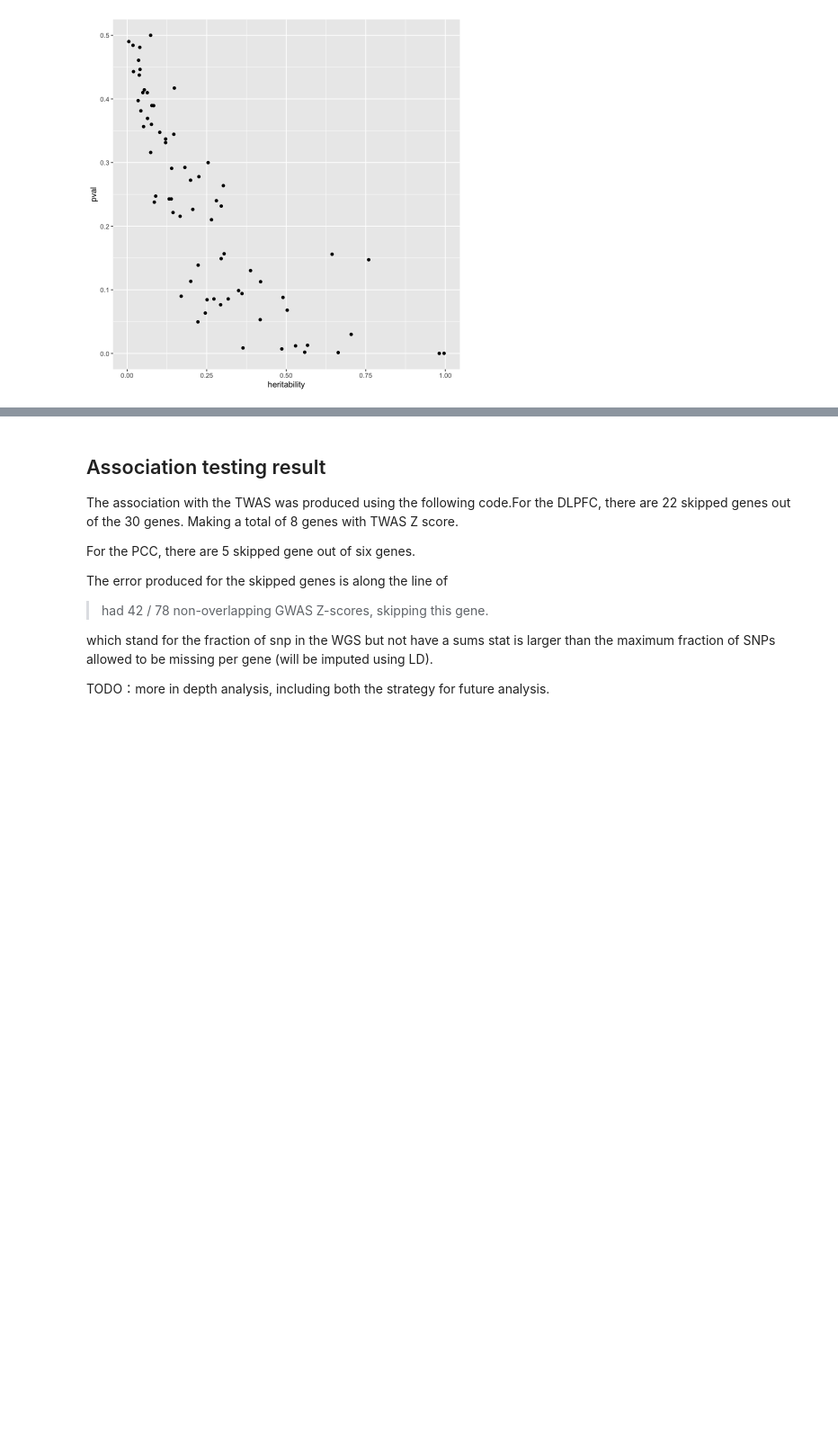
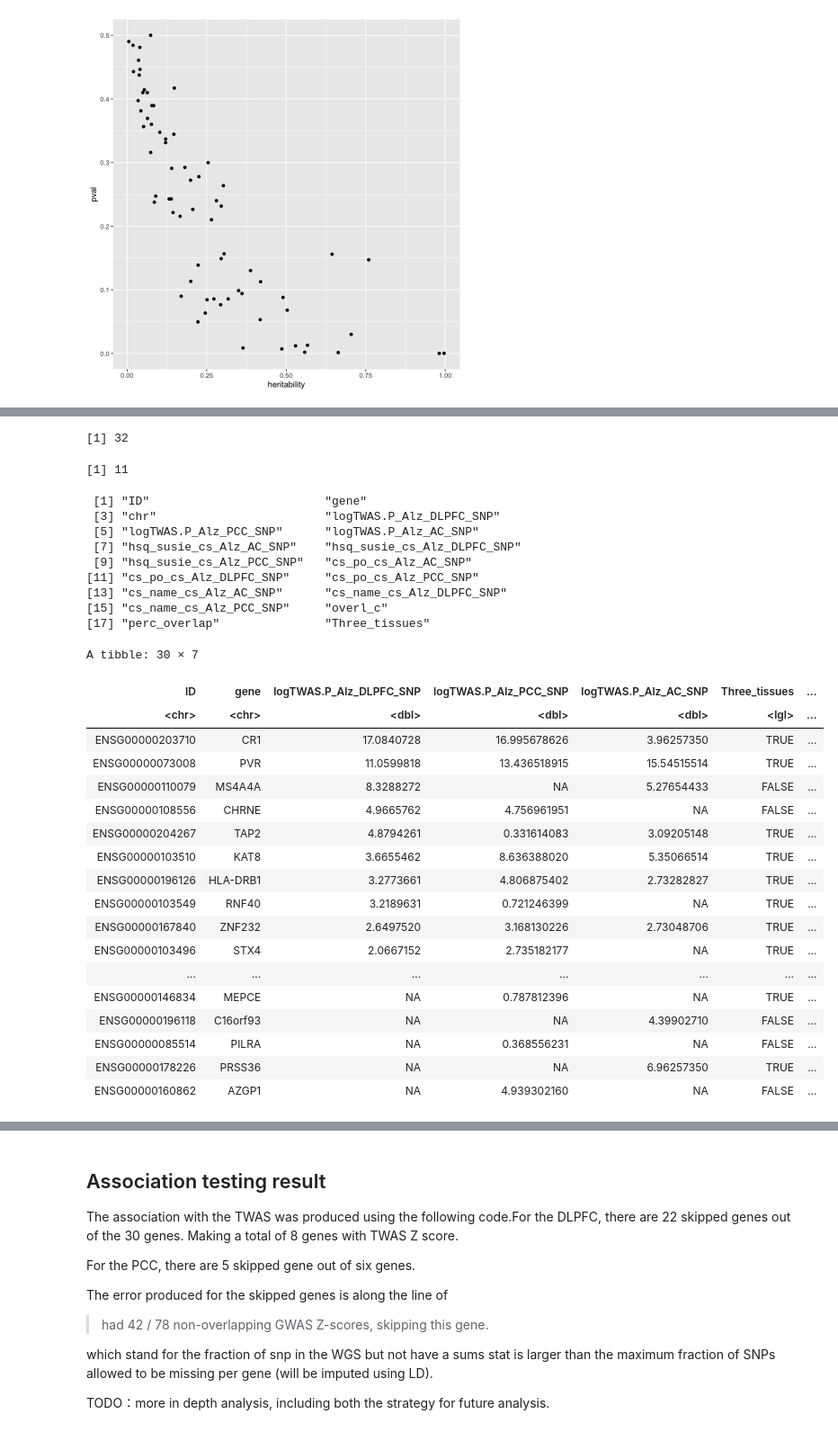
Before and after one commit to gaow/neuro-twas, a Jupyter notebook: Analysis/ROSMAP_TWAS/Alz_specific_gene_analysis.ipynb, the cells around one changed output, grey strips where cells are left out. Shown at 90% size. Saved outputs shown, nothing was run; the diff lists cells and outputs as text; code cells hidden in the pictures; blank space fills up the shorter version.

Commit message:
Organized analysis into Susie

```diff
--- a/Analysis/ROSMAP_TWAS/Alz_specific_gene_analysis.ipynb
+++ b/Analysis/ROSMAP_TWAS/Alz_specific_gene_analysis.ipynb
@@ -693,0 +699,26 @@ grid.arrange(analysis$result_model_dist[[1]],analysis$result_model_dist[[2]],ana
+# %%
+# This code block is what allowed the construction of the targeted data object
+## susie filter by cs
+Alz_gene = read_delim("/Users/haosun/Documents/WG_Reasearch_Assisstant/Rosmap/Data/Alz_gene_list.txt",delim = "\t")
+a = attach("/Users/haosun/Documents/WG_Reasearch_Assisstant/Remote_Proj/cs.RData")
+working = a$b%>%select(-path)
+working = working%>%mutate(cs_po = map(cs,~unlist(.x)),
+                           cs_name = map2(.x = env,.y = cs_po,~(.x$fitted1$lbf_variable%>%colnames())[.y])
+                          )
+gene_2cs = working%>%group_by(region)%>%count()%>%filter(n==2)%>%pull(region)
+gene_3cs = working%>%group_by(region)%>%count()%>%filter(n==3)%>%pull(region)
+temp = working%>%select(region,cs_po,cs,cs_name,Proj_Name,hsq_susie)%>%pivot_wider(names_prefix = "cs_",names_from = Proj_Name,values_from = c(hsq_susie,cs_po,cs_name,cs))
+temp = temp%>%filter(region%in%c(gene_2cs,gene_3cs))
+Venn_tbl = temp%>%mutate(Venn_cs = pmap(list(cs_name_cs_Alz_AC_SNP,cs_name_cs_Alz_PCC_SNP, cs_name_cs_Alz_DLPFC_SNP),function(first, second, third)(list(AC = first,PCC = second,DLPFC = third)%>%Venn())))
+Venn_tbl  = Venn_tbl%>%mutate(
+  overlap = map(Venn_cs,~.x%>%overlap),
+  perc_overlap = pmap_dbl(list(cs_name_cs_Alz_AC_SNP,cs_name_cs_Alz_PCC_SNP, cs_name_cs_Alz_DLPFC_SNP,overlap),function(first, second, third,forth)(length(forth)/length(c(first, second, third)%>%unlist()%>%unique()))),
+#  Venn_diagram = map(Venn_cs,~.x%>%ggvenn),
+  cs_name_cs_Alz_AC_SNP = cs_name_cs_Alz_AC_SNP%>%map(~.x%>%paste(collapse=",")),
+  cs_name_cs_Alz_PCC_SNP = cs_name_cs_Alz_PCC_SNP%>%map(~.x%>%paste(collapse=",")),
+  cs_name_cs_Alz_DLPFC_SNP = cs_name_cs_Alz_DLPFC_SNP%>%map(~.x%>%paste(collapse=",")))%>%unnest(cols = c(cs_name_cs_Alz_AC_SNP,cs_name_cs_Alz_PCC_SNP, cs_name_cs_Alz_DLPFC_SNP))
+Venn_tbl = Venn_tbl%>%mutate(
+  overl_c = map(overlap,~.x%>%paste(collapse=","))
+)%>%unnest(overl_c)
+Top_TWAS_gene_rf = Top_TWAS_gene%>%select(ID,gene,chr,logTWAS.P)%>%filter(str_detect(Proj_Name,"SNP"))%>%arrange(-logTWAS.P)%>%pivot_wider(names_prefix = "logTWAS.P_",names_from = Proj_Name,values_from = logTWAS.P)
+result = inner_join(Top_TWAS_gene_rf,Venn_tbl,by = c("ID" ="region"))%>%arrange(-perc_overlap)%>%select(ID:cs_name_cs_Alz_PCC_SNP,overl_c,perc_overlap)%>%mutate(Three_tissues = ID%in%gene_3cs)
@@ -693,0 +743,37 @@ grid.arrange(analysis$result_model_dist[[1]],analysis$result_model_dist[[2]],ana
+# %%
+## Showing the result
+length(gene_3cs)
+length(gene_2cs)
+colnames(result)
+result%>%filter(perc_overlap>0,perc_overlap<1)%>%select(ID,gene,'logTWAS.P_Alz_DLPFC_SNP','logTWAS.P_Alz_PCC_SNP','logTWAS.P_Alz_AC_SNP',Three_tissues,perc_overlap)%>%arrange(-logTWAS.P_Alz_DLPFC_SNP)
+# %% [output]
+[1] 32
+[1] 11
+ [1] "ID"                         "gene"
+ [3] "chr"                        "logTWAS.P_Alz_DLPFC_SNP"
+ [5] "logTWAS.P_Alz_PCC_SNP"      "logTWAS.P_Alz_AC_SNP"
+ [7] "hsq_susie_cs_Alz_AC_SNP"    "hsq_susie_cs_Alz_DLPFC_SNP"
+ [9] "hsq_susie_cs_Alz_PCC_SNP"   "cs_po_cs_Alz_AC_SNP"
+[11] "cs_po_cs_Alz_DLPFC_SNP"     "cs_po_cs_Alz_PCC_SNP"
+[13] "cs_name_cs_Alz_AC_SNP"      "cs_name_cs_Alz_DLPFC_SNP"
+[15] "cs_name_cs_Alz_PCC_SNP"     "overl_c"
+[17] "perc_overlap"               "Three_tissues"
+A tibble: 30 × 7
+| ID | gene | logTWAS.P_Alz_DLPFC_SNP | logTWAS.P_Alz_PCC_SNP | logTWAS.P_Alz_AC_SNP | Three_tissues | ... |
+| <chr> | <chr> | <dbl> | <dbl> | <dbl> | <lgl> | ... |
+| ENSG00000203710 | CR1 | 17.0840728 | 16.995678626 | 3.96257350 | TRUE | ... |
+| ENSG00000073008 | PVR | 11.0599818 | 13.436518915 | 15.54515514 | TRUE | ... |
+| ENSG00000110079 | MS4A4A | 8.3288272 | NA | 5.27654433 | FALSE | ... |
+| ENSG00000108556 | CHRNE | 4.9665762 | 4.756961951 | NA | FALSE | ... |
+| ENSG00000204267 | TAP2 | 4.8794261 | 0.331614083 | 3.09205148 | TRUE | ... |
+| ENSG00000103510 | KAT8 | 3.6655462 | 8.636388020 | 5.35066514 | TRUE | ... |
+| ENSG00000196126 | HLA-DRB1 | 3.2773661 | 4.806875402 | 2.73282827 | TRUE | ... |
+| ENSG00000103549 | RNF40 | 3.2189631 | 0.721246399 | NA | TRUE | ... |
+| ENSG00000167840 | ZNF232 | 2.6497520 | 3.168130226 | 2.73048706 | TRUE | ... |
+| ENSG00000103496 | STX4 | 2.0667152 | 2.735182177 | NA | TRUE | ... |
+| ... | ... | ... | ... | ... | ... | ... |
+| ENSG00000146834 | MEPCE | NA | 0.787812396 | NA | TRUE | ... |
+| ENSG00000196118 | C16orf93 | NA | NA | 4.39902710 | FALSE | ... |
+| ENSG00000085514 | PILRA | NA | 0.368556231 | NA | FALSE | ... |
+| ENSG00000178226 | PRSS36 | NA | NA | 6.96257350 | TRUE | ... |
+| ENSG00000160862 | AZGP1 | NA | 4.939302160 | NA | FALSE | ... |
```
Also changed, not shown: parts of 26 cells of this notebook.
